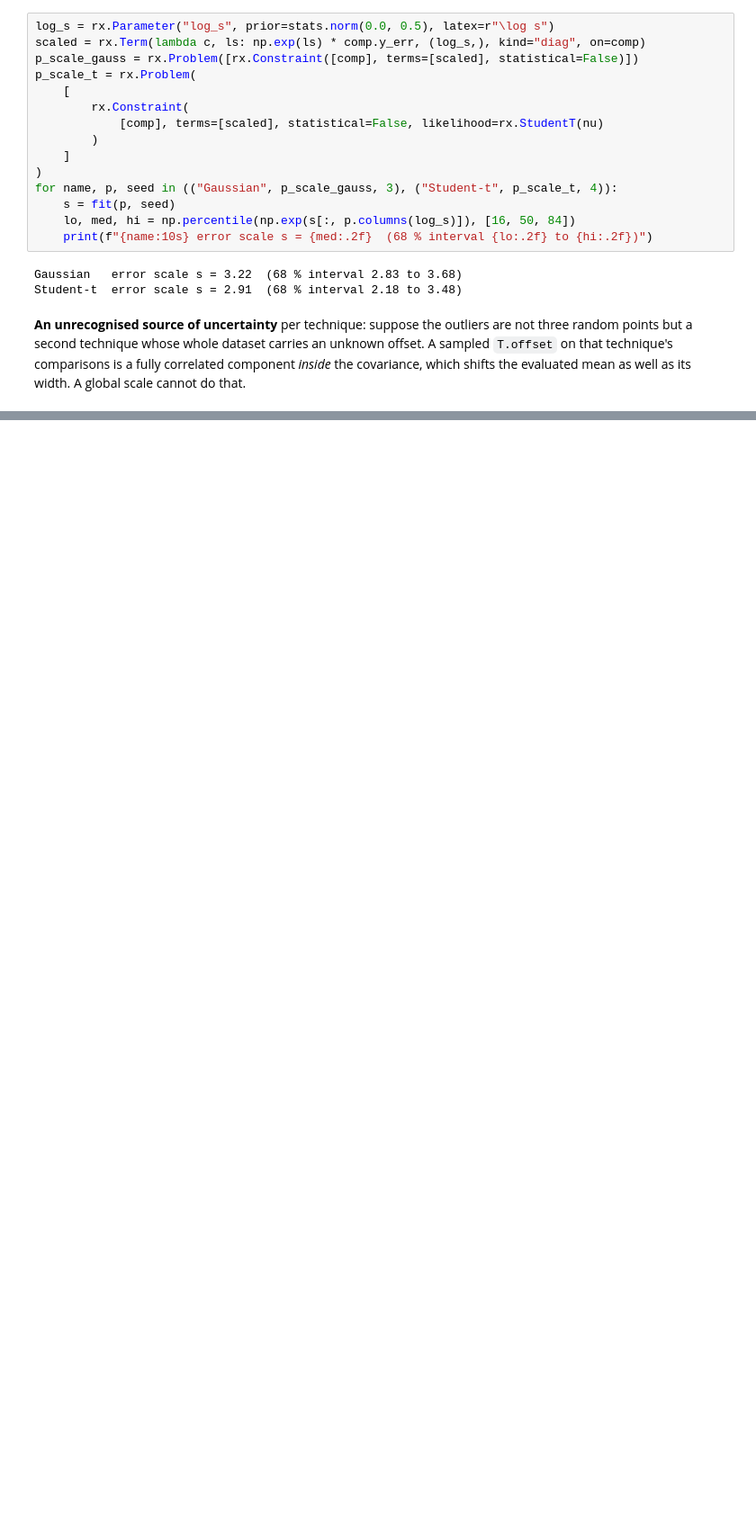
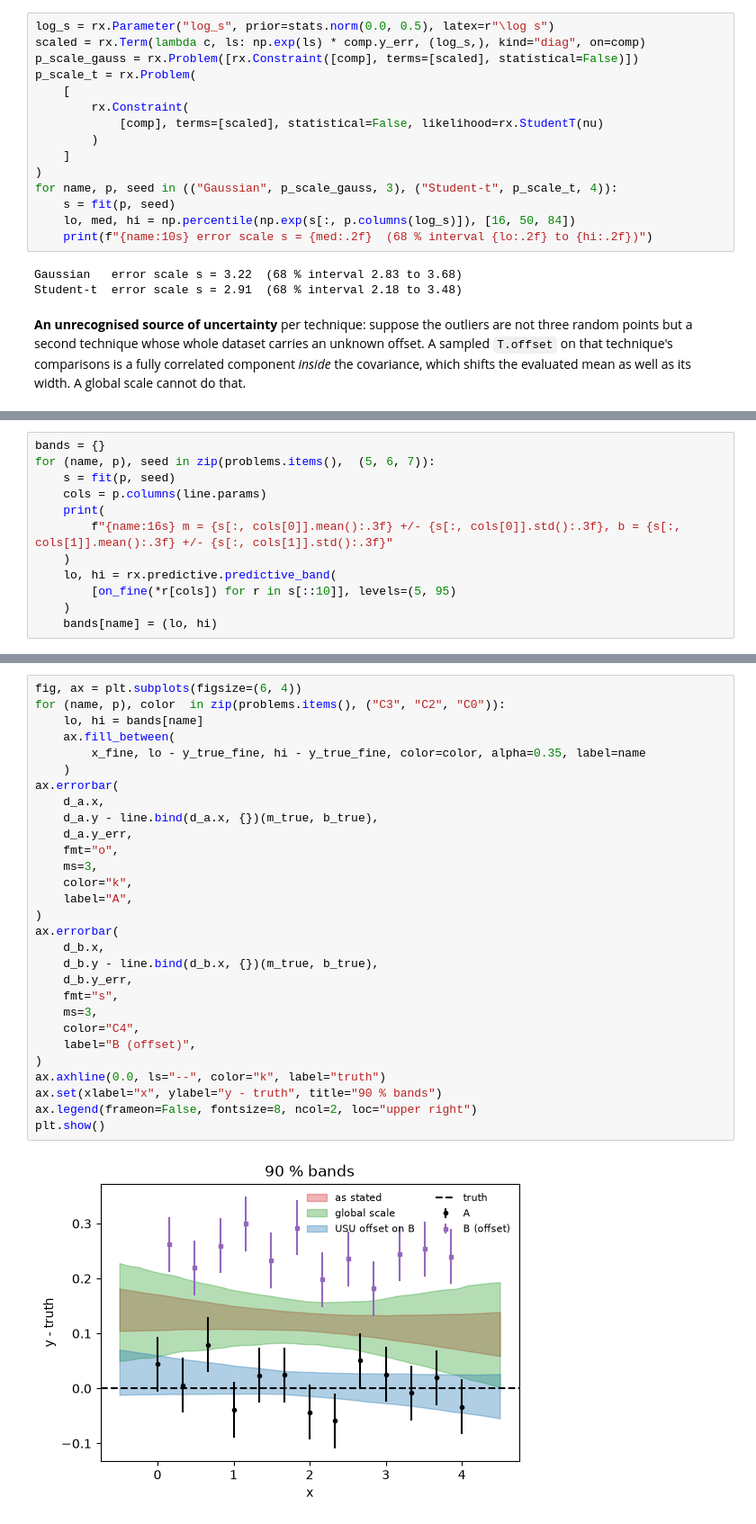
Before and after one commit to beykyle/rxmc, a Jupyter notebook: examples/robust_likelihoods.ipynb, the cells around one changed output, grey strips where cells are left out. Shown at 90% size. Cells and saved outputs as stored; diff of their text form; blank space fills up the shorter version.

```diff
--- a/examples/robust_likelihoods.ipynb
+++ b/examples/robust_likelihoods.ipynb
@@ -274,0 +235,12 @@ USU offset on B  m = 0.991 +/- 0.008, b = 0.526 +/- 0.022
+# %%
+bands = {}
+for (name, p), seed in zip(problems.items(),  (5, 6, 7)):
+    s = fit(p, seed)
+    cols = p.columns(line.params)
+    print(
+        f"{name:16s} m = {s[:, cols[0]].mean():.3f} +/- {s[:, cols[0]].std():.3f}, b = {s[:, cols[1]].mean():.3f} +/- {s[:, cols[1]].std():.3f}"
+    )
+    lo, hi = rx.predictive.predictive_band(
+        [on_fine(*r[cols]) for r in s[::10]], levels=(5, 95)
+    )
+    bands[name] = (lo, hi)
@@ -274,0 +251,31 @@ USU offset on B  m = 0.991 +/- 0.008, b = 0.526 +/- 0.022
+# %%
+fig, ax = plt.subplots(figsize=(6, 4))
+for (name, p), color  in zip(problems.items(), ("C3", "C2", "C0")):
+    lo, hi = bands[name]
+    ax.fill_between(
+        x_fine, lo - y_true_fine, hi - y_true_fine, color=color, alpha=0.35, label=name
+    )
+ax.errorbar(
+    d_a.x,
+    d_a.y - line.bind(d_a.x, {})(m_true, b_true),
+    d_a.y_err,
+    fmt="o",
+    ms=3,
+    color="k",
+    label="A",
+)
+ax.errorbar(
+    d_b.x,
+    d_b.y - line.bind(d_b.x, {})(m_true, b_true),
+    d_b.y_err,
+    fmt="s",
+    ms=3,
+    color="C4",
+    label="B (offset)",
+)
+ax.axhline(0.0, ls="--", color="k", label="truth")
+ax.set(xlabel="x", ylabel="y - truth", title="90 % bands")
+ax.legend(frameon=False, fontsize=8, ncol=2, loc="upper right")
+plt.show()
+# %% [output]
+[figure, added]
```
Also changed, not shown: parts of 9 cells of this notebook, 4 other files.
